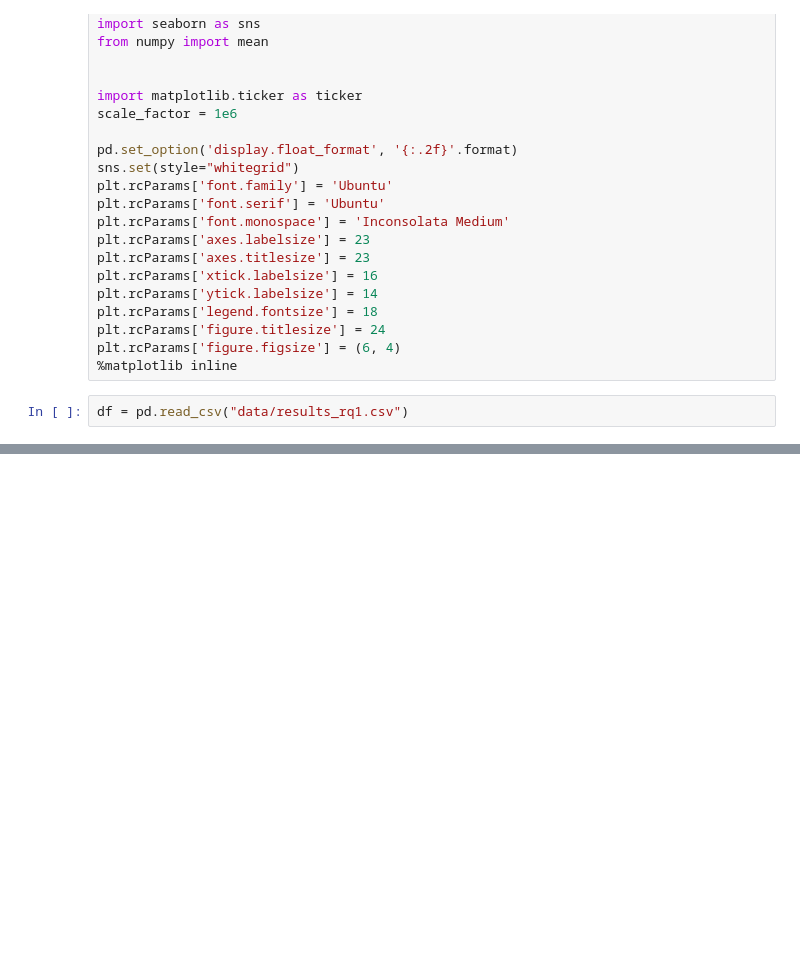
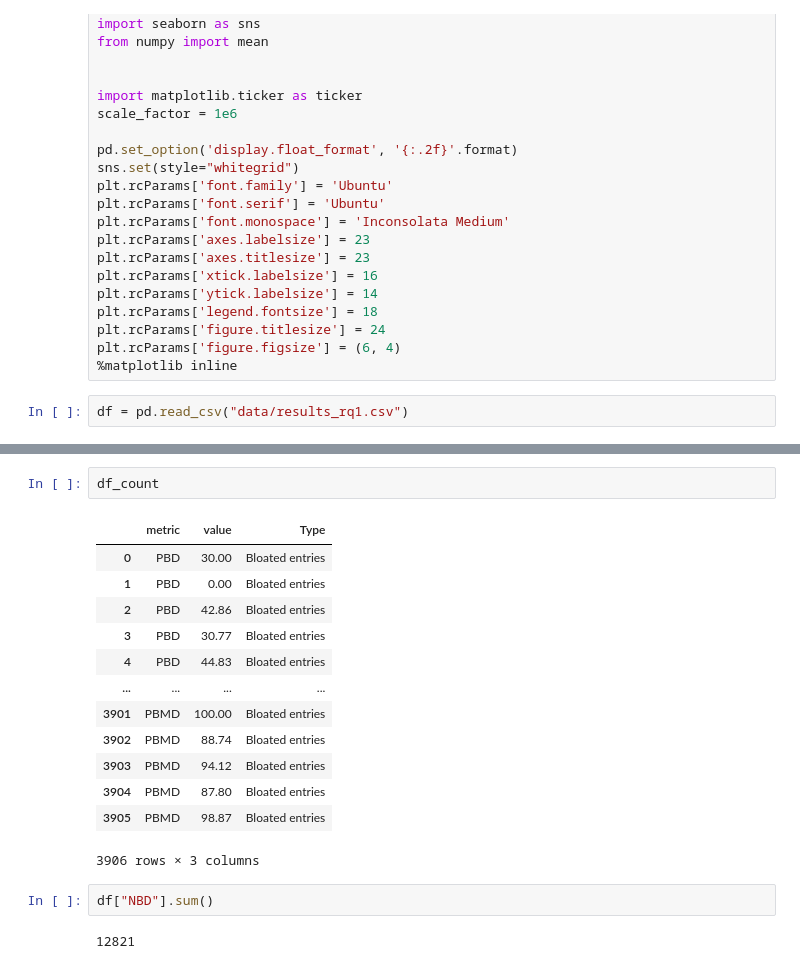
Before and after one commit to gdrosos/bloat-study-artifact, a Jupyter notebook: analysis/rq1.ipynb, the cells around one changed output, grey strips where cells are left out. Cells and saved outputs as stored; diff of their text form; blank space fills up the shorter version.

```diff
--- a/analysis/rq1.ipynb
+++ b/analysis/rq1.ipynb
@@ -71 +74,21 @@ plt.show()
 [figure]
+# %%
+df_count
+# %% [output]
+|  | metric | value | Type |
+| 0 | PBD | 30.00 | Bloated entries |
+| 1 | PBD | 0.00 | Bloated entries |
+| 2 | PBD | 42.86 | Bloated entries |
+| 3 | PBD | 30.77 | Bloated entries |
+| 4 | PBD | 44.83 | Bloated entries |
+| ... | ... | ... | ... |
+| 3901 | PBMD | 100.00 | Bloated entries |
+| 3902 | PBMD | 88.74 | Bloated entries |
+| 3903 | PBMD | 94.12 | Bloated entries |
+| 3904 | PBMD | 87.80 | Bloated entries |
+| 3905 | PBMD | 98.87 | Bloated entries |
+3906 rows × 3 columns
+# %%
+df["NBD"].sum()
+# %% [output]
+12821
```
Also changed, not shown: parts of 1 cell of this notebook, 4 other files.
